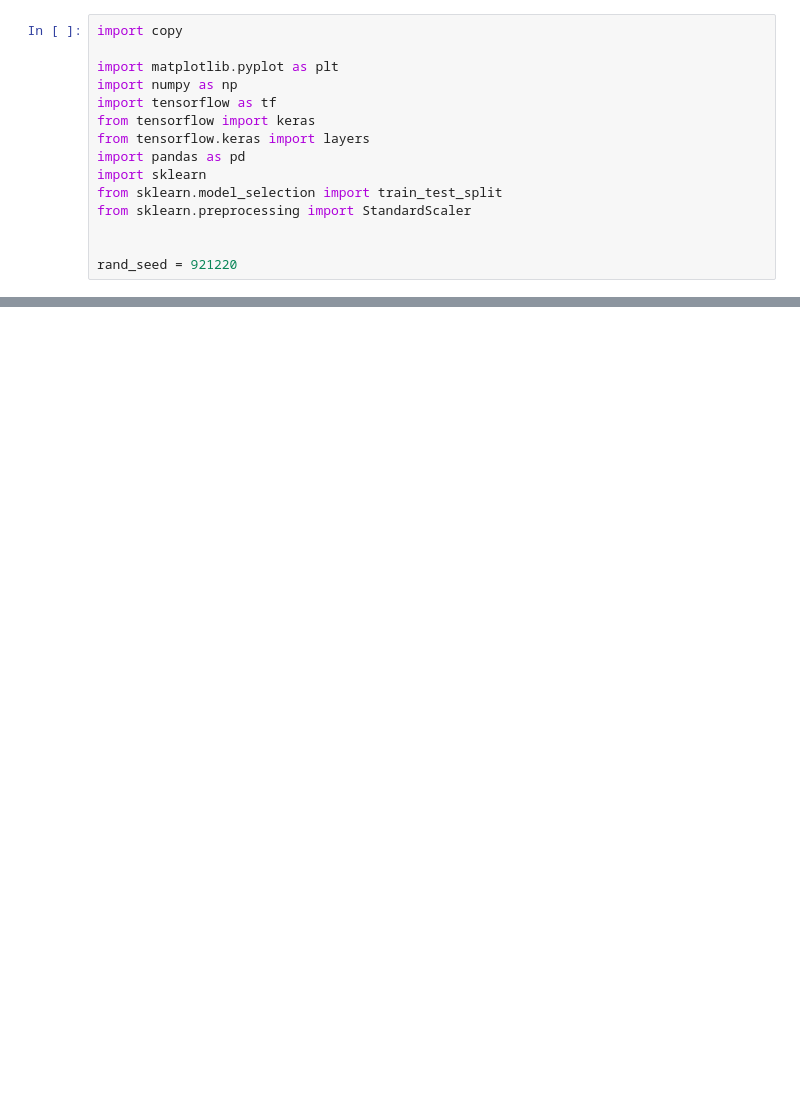
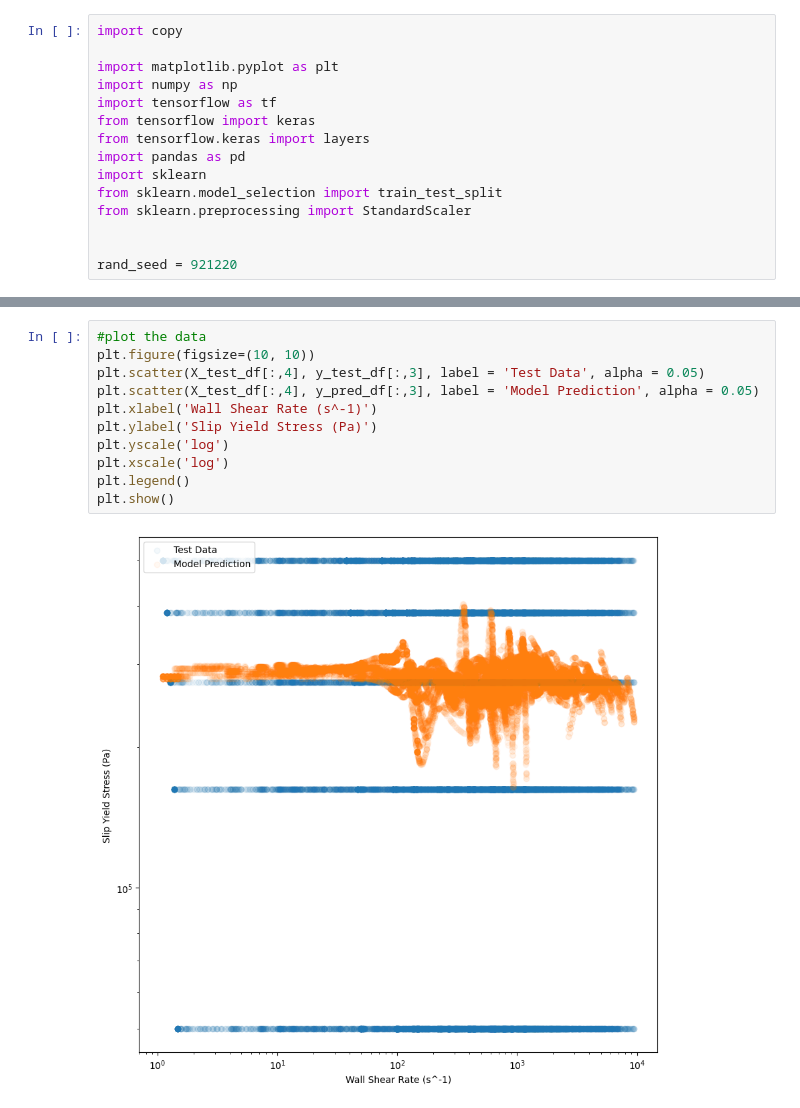
Before and after one commit to mistermitch92/PIPE-FLOW-Neural-Network, a Jupyter notebook: Keras_caprheo.ipynb, the cells around one changed output, grey strips where cells are left out. Cells and saved outputs as stored; diff of their text form; blank space fills up the shorter version.

```diff
--- a/Keras_caprheo.ipynb
+++ b/Keras_caprheo.ipynb
@@ -125,3 +124,16 @@ print(y_test_df[:,4].size)
+# %%
+#plot the data
+plt.figure(figsize=(10, 10))
+plt.scatter(X_test_df[:,4], y_test_df[:,3], label = 'Test Data', alpha = 0.05)
+plt.scatter(X_test_df[:,4], y_pred_df[:,3], label = 'Model Prediction', alpha = 0.05)
+plt.xlabel('Wall Shear Rate (s^-1)')
+plt.ylabel('Slip Yield Stress (Pa)')
+plt.yscale('log')
+plt.xscale('log')
+plt.legend()
+plt.show()
+# %% [output]
+[figure, added]
 # %%
 #plot the data
 plt.figure(figsize=(10, 10))
```
Also changed, not shown: parts of 11 cells of this notebook, 6 other files.
